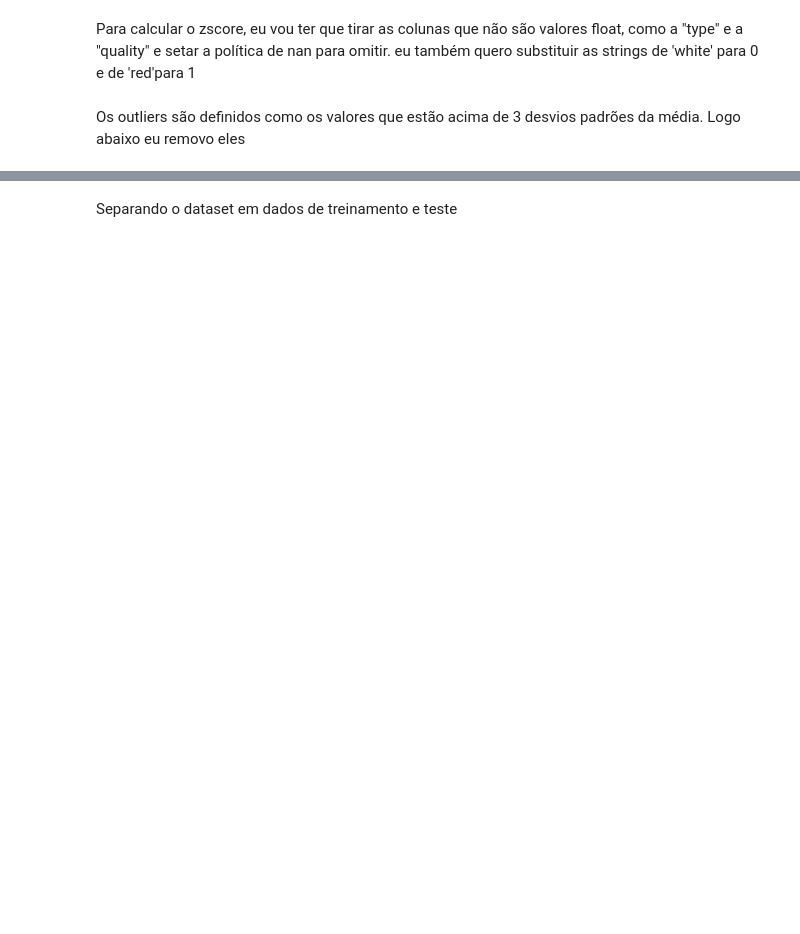
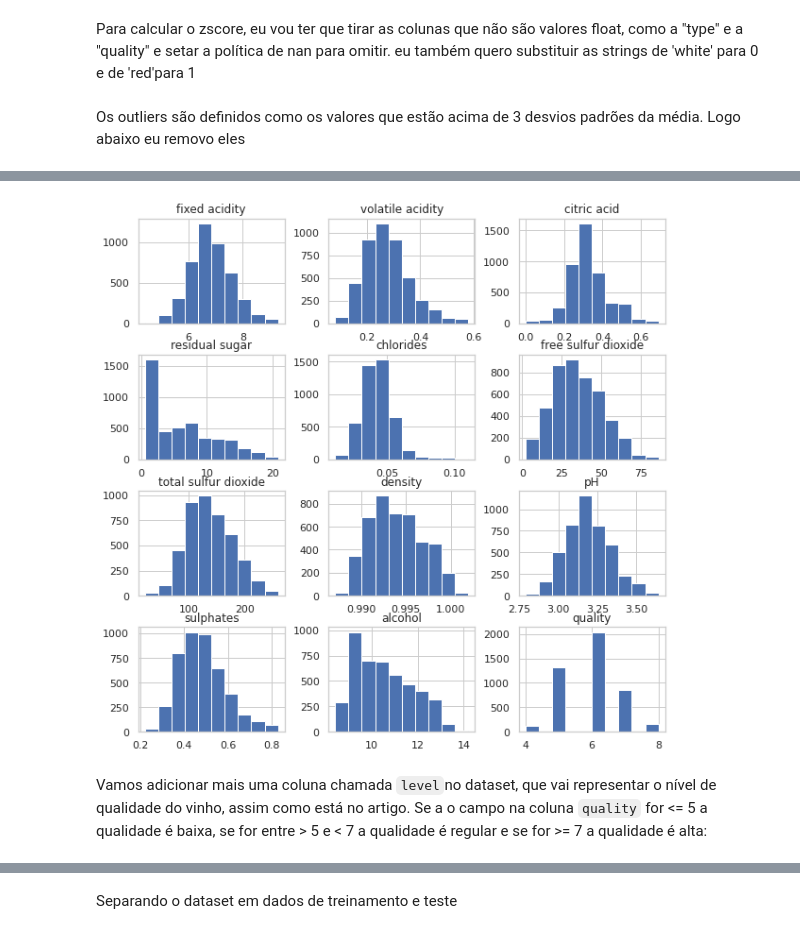
Before and after one commit to pedrohba1/IC, a Jupyter notebook: vinhos/vinhos.ipynb, the cells around one changed output, grey strips where cells are left out. Cells and saved outputs as stored; diff of their text form; code cells hidden in the pictures; blank space fills up the shorter version.

Commit message:
dataset correto do artigo, alterações no notebook

```diff
--- a/vinhos/vinhos.ipynb
+++ b/vinhos/vinhos.ipynb
@@ -133,0 +129,6 @@ df
+# %%
+df.hist(figsize = (10, 10));
+# %% [output]
+[figure, added]
+# %% [markdown]
+Vamos adicionar mais uma coluna chamada `level`no dataset, que vai representar o nível de qualidade do vinho, assim como está no artigo. Se a o campo na coluna `quality` for <= 5 a qualidade é baixa, se for entre > 5 e < 7 a qualidade é regular e se for >= 7 a qualidade é alta:
```
Also changed, not shown: parts of 28 cells of this notebook, 2 other files.
